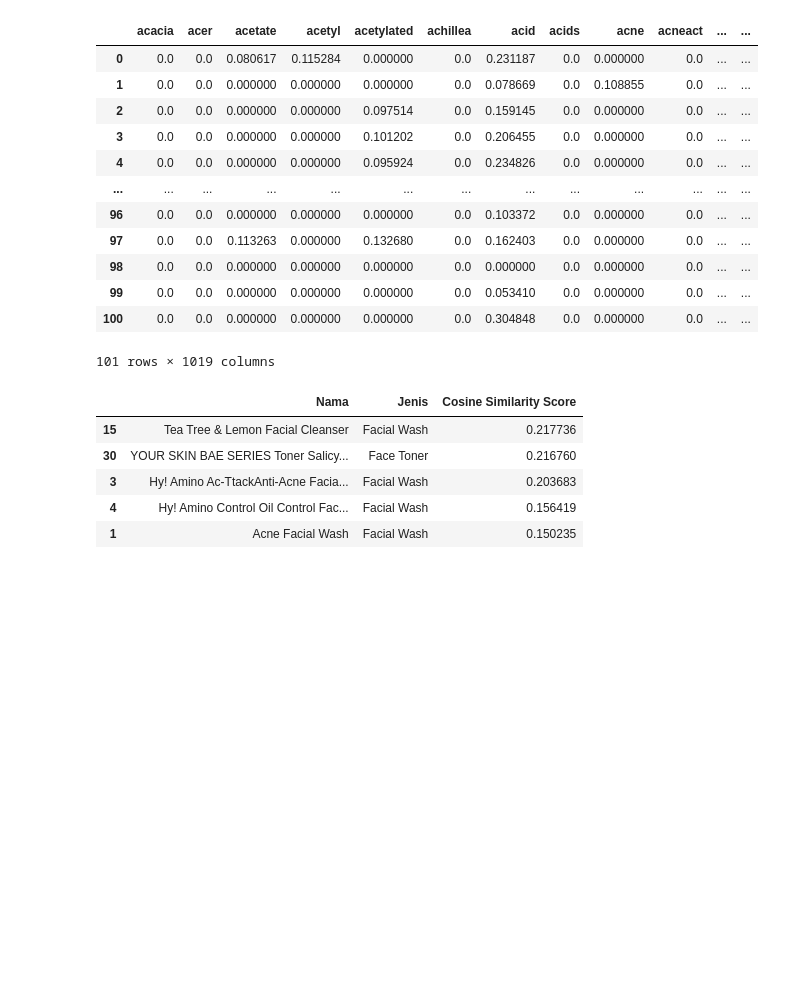
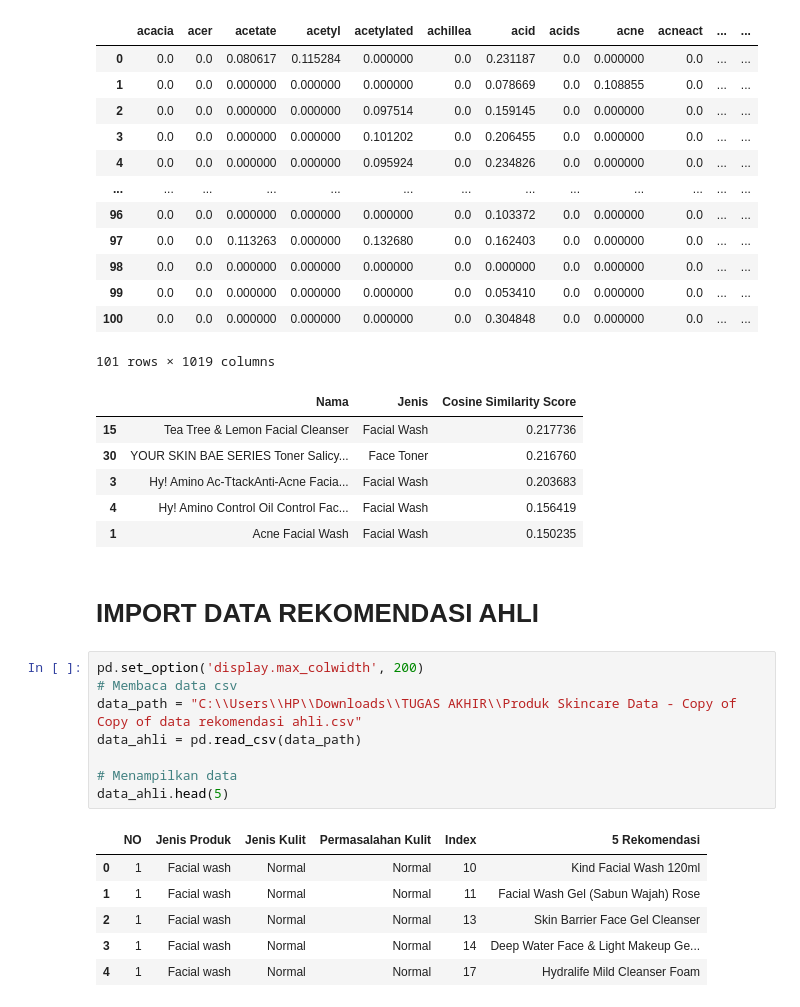
Before and after one commit to elizams1/Model-Recommendation-Skincare-Product, a Jupyter notebook: TheModels/KODE BERSIH FIX.ipynb, the cells around one changed output. Cells and saved outputs as stored; diff of their text form; blank space fills up the shorter version.

```diff
--- a/TheModels/KODE BERSIH FIX.ipynb
+++ b/TheModels/KODE BERSIH FIX.ipynb
@@ -758,3 +774,20 @@ Facial Wash Normal Jerawat Salicylic Acid, Sulfur, Azelaic Acid, Alpha Hydroxy A
 | 3 | Hy! Amino Ac-TtackAnti-Acne Facia... | Facial Wash | 0.203683 |
 | 4 | Hy! Amino Control Oil Control Fac... | Facial Wash | 0.156419 |
 | 1 | Acne Facial Wash | Facial Wash | 0.150235 |
+# %% [markdown]
+# IMPORT DATA REKOMENDASI AHLI
+# %%
+pd.set_option('display.max_colwidth', 200)
+# Membaca data csv
+data_path = "C:\\Users\\HP\\Downloads\\TUGAS AKHIR\\Produk Skincare Data - Copy of Copy of data rekomendasi ahli.csv"
+data_ahli = pd.read_csv(data_path)
+
+# Menampilkan data
+data_ahli.head(5)
+# %% [output]
+|  | NO | Jenis Produk | Jenis Kulit | Permasalahan Kulit | Index | 5 Rekomendasi |
+| 0 | 1 | Facial wash | Normal | Normal | 10 | Kind Facial Wash 120ml |
+| 1 | 1 | Facial wash | Normal | Normal | 11 | Facial Wash Gel (Sabun Wajah) Rose |
+| 2 | 1 | Facial wash | Normal | Normal | 13 | Skin Barrier Face Gel Cleanser |
+| 3 | 1 | Facial wash | Normal | Normal | 14 | Deep Water Face & Light Makeup Ge... |
+| 4 | 1 | Facial wash | Normal | Normal | 17 | Hydralife Mild Cleanser Foam |
```
Also changed, not shown: parts of 21 cells of this notebook.
